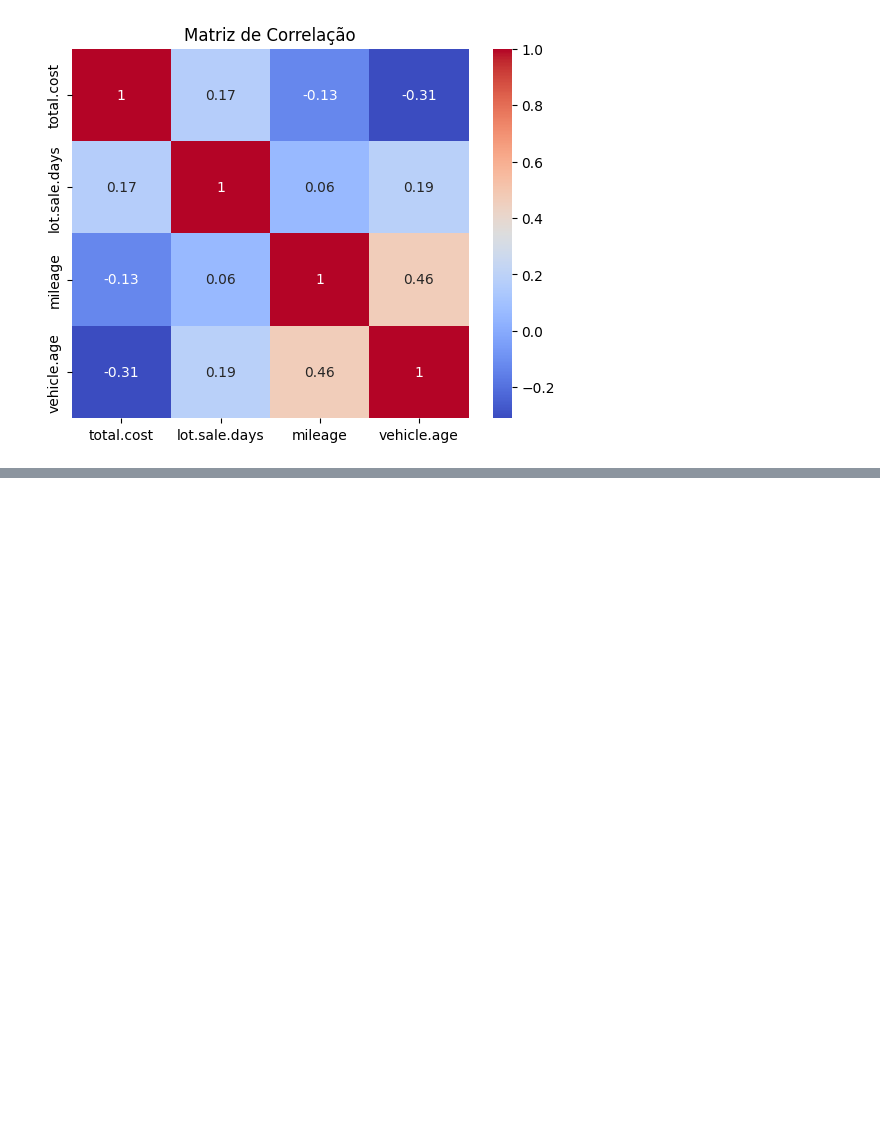
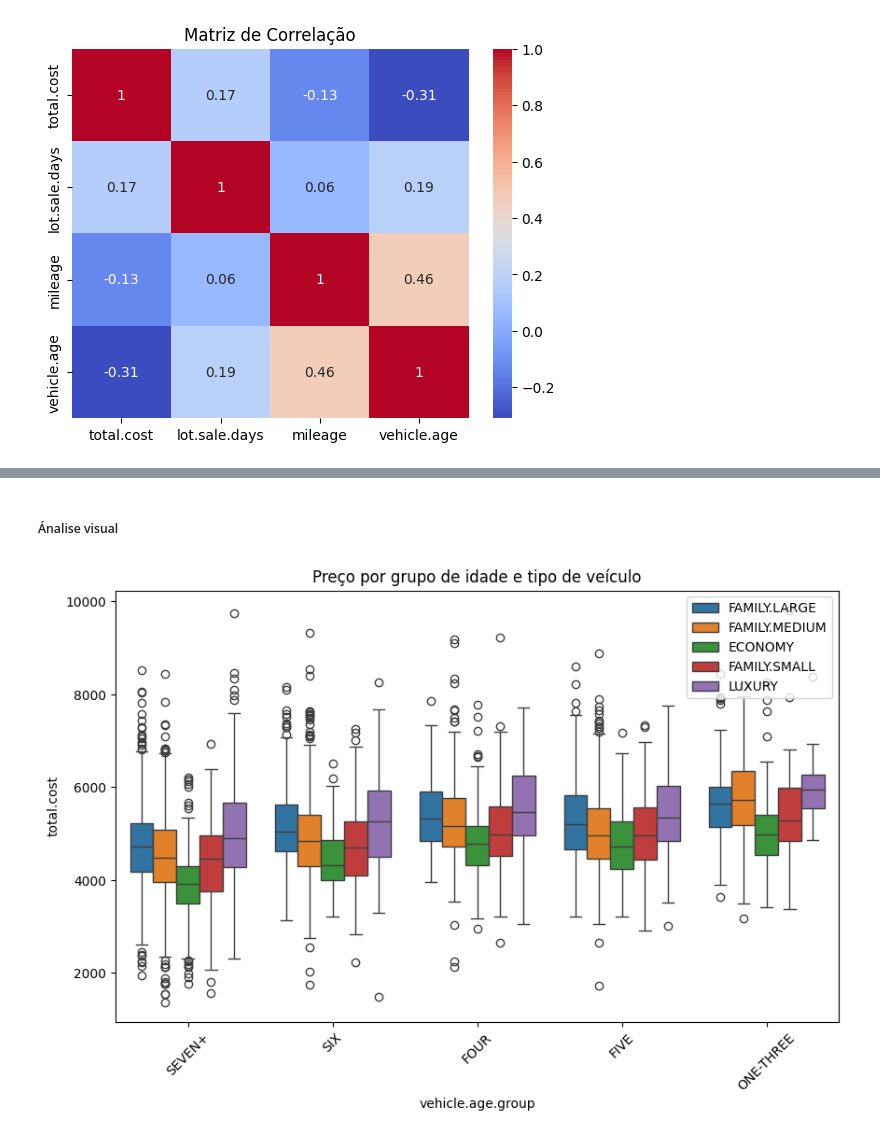
Before and after one commit to lucaslucena-la/Data_Science, a Jupyter notebook: carrosUsados_dataset/carros_usados.ipynb, the cells around one changed output, grey strips where cells are left out. Cells and saved outputs as stored; diff of their text form; code cells hidden in the pictures; blank space fills up the shorter version.

```diff
--- a/carrosUsados_dataset/carros_usados.ipynb
+++ b/carrosUsados_dataset/carros_usados.ipynb
@@ -278,0 +463,11 @@ plt.show()
+# %% [markdown]
+##### Ánalise visual
+# %%
+plt.figure(figsize=(10, 6))
+sns.boxplot(x='vehicle.age.group', y='total.cost', hue='vehicle.type', data=df)
+plt.title('Preço por grupo de idade e tipo de veículo')
+plt.xticks(rotation=45)
+plt.legend(loc='upper right')
+plt.show()
+# %% [output]
+[figure, added]
```
Also changed, not shown: parts of 60 cells of this notebook.
